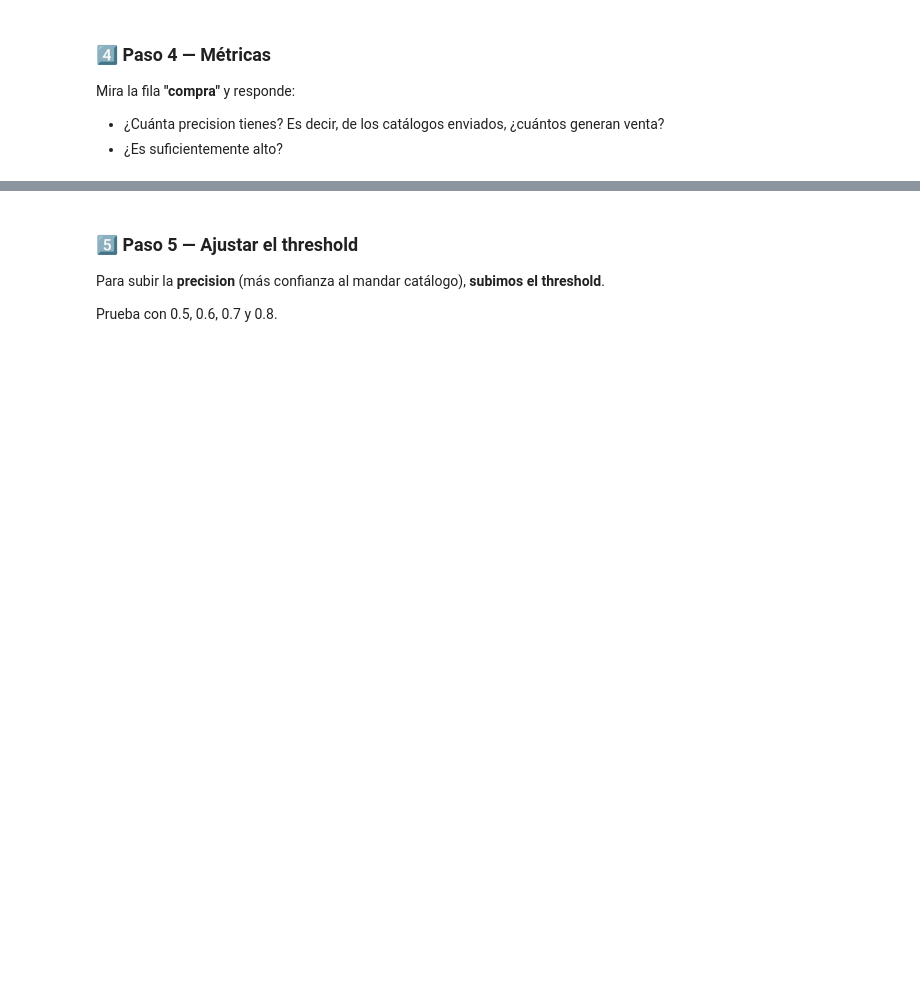
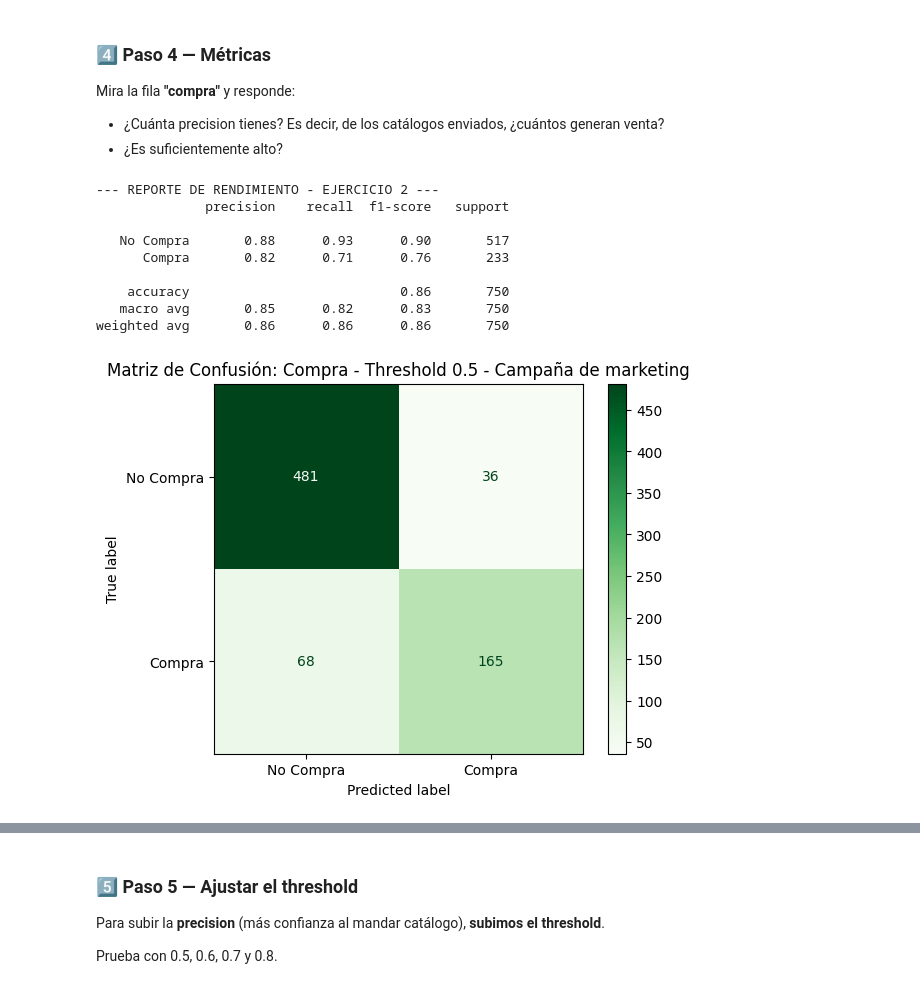
Before and after one commit to carlosgomezagrafojo/Modelos_de_Clasificaci-n, a Jupyter notebook: ejercicios_extra_clasificacion.ipynb, the cells around one changed output, grey strips where cells are left out. Saved outputs shown, nothing was run; the diff lists cells and outputs as text; code cells hidden in the pictures; blank space fills up the shorter version.

```diff
--- a/ejercicios_extra_clasificacion.ipynb
+++ b/ejercicios_extra_clasificacion.ipynb
@@ -196,17 +275,18 @@ Sugerencia: **LogisticRegression**
 # %% [markdown]
 ### 3️⃣ Paso 3 — Entrenar el modelo
 # %%
+# Train / test split (70 / 30, estratificado)
 X2_tr, X2_te, y2_tr, y2_te = train_test_split(
     X2, y2, test_size=0.3, stratify=y2, random_state=42
 )
 
-# TODO: crea LogisticRegression(max_iter=2000)
-modelo_2 = ...
+# crea el modelo LogisticRegression(max_iter=2000)
+modelo_2 = LogisticRegression(max_iter=2000)
 
-# TODO: entrénalo
-...
+# entrénalo con X2_tr, y2_tr
+modelo_2.fit(X2_tr, y2_tr)
 
-# TODO: predice sobre el test
-y2_pred = ...
+# predice sobre X2_te (guarda en y2_pred)
+y2_pred = modelo_2.predict(X2_te)
 
-print("Modelo entrenado ✅")
+print("Modelo entrenado y prediciendo ✅")
@@ -225,0 +312,27 @@ plt.title("Marketing — threshold 0.5"); plt.show()
+# %%
+from sklearn.metrics import classification_report, confusion_matrix, ConfusionMatrixDisplay
+
+# Generamos el reporte completo
+print("--- REPORTE DE RENDIMIENTO - EJERCICIO 2 ---")
+print(classification_report(y2_te, y2_pred, target_names=['No Compra', 'Compra']))
+
+# Dibujamos la matriz de confusión
+# Aquí veremos cuántos alumnos "en riesgo" se nos han escapado (Falsos Negativos)
+ConfusionMatrixDisplay.from_predictions(
+    y2_te, y2_pred,
+    display_labels=['No Compra', 'Compra'],
+    cmap='Greens' # Uso verde porque el dinero/ beneficio es algo positivo
+)
+plt.title("Matriz de Confusión: Compra - Threshold 0.5 - Campaña de marketing")
+plt.show()
+# %% [output]
+--- REPORTE DE RENDIMIENTO - EJERCICIO 2 ---
+              precision    recall  f1-score   support
+
+   No Compra       0.88      0.93      0.90       517
+      Compra       0.82      0.71      0.76       233
+
+    accuracy                           0.86       750
+   macro avg       0.85      0.82      0.83       750
+weighted avg       0.86      0.86      0.86       750
+[figure, added]
```
Also changed, not shown: parts of 24 cells of this notebook.
